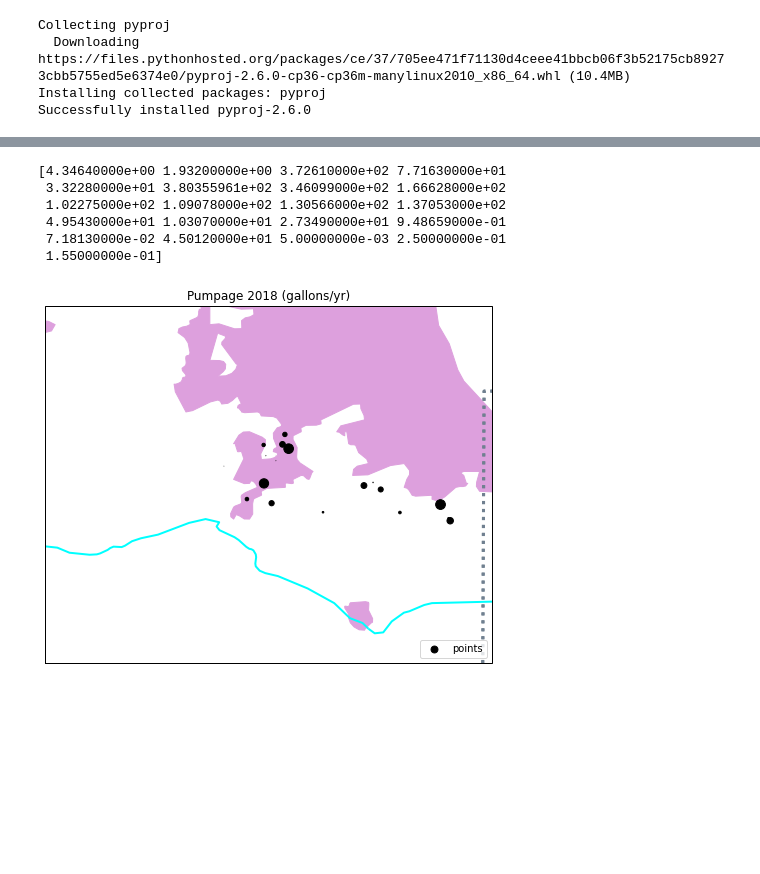
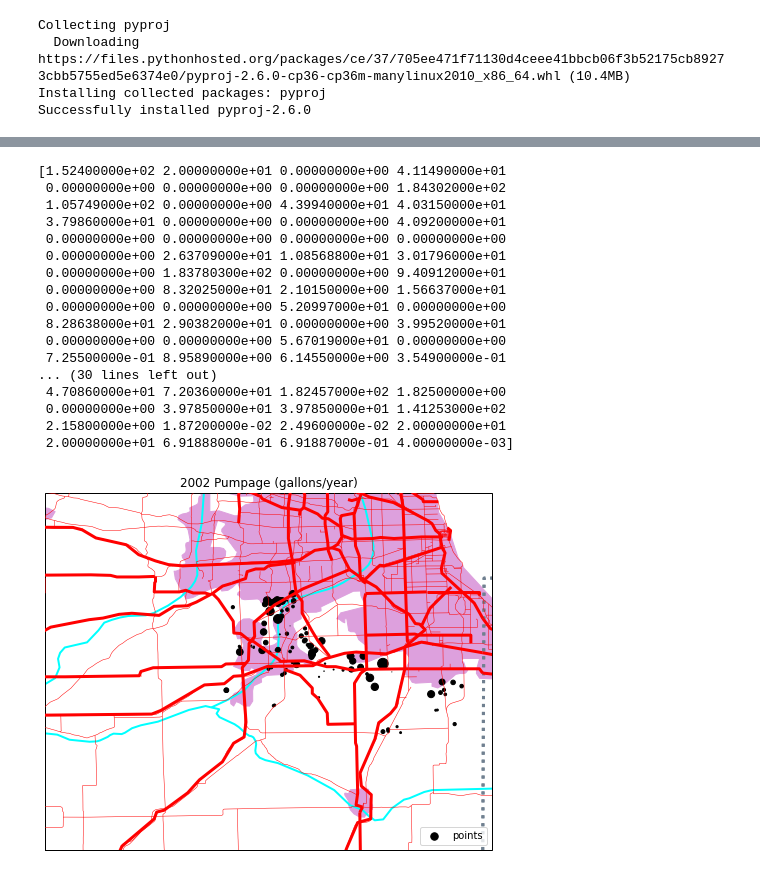
Before and after one commit to mcampo26/map, a Jupyter notebook: Project3eoutline.ipynb, the cells around one changed output, grey strips where cells are left out. Saved outputs shown, nothing was run; the diff lists cells and outputs as text; code cells hidden in the pictures; blank space fills up the shorter version.

```diff
--- a/Project3eoutline.ipynb
+++ b/Project3eoutline.ipynb
@@ -48,2 +48,2 @@ import pyproj
 # %%
-df = pd.read_excel('https://github.com/dbabrams/ShallowDolomite_Group/blob/master/pumping/2002_pumping_V2.xls?raw=true') #read excel data
+df = pd.read_excel('https://github.com/mcampo26/map/blob/master/2002_pumping_V2.xls?raw=true') #read excel data
@@ -108,47 +100,88 @@ maxlong = -87.5
+# %%
+minlat = 41.25 #minimum latitude for map extent
+maxlat = 41.80 #maximum latitude for map extent
+minlong = -88.25 #minimum longitude for map extent
+maxlong = -88.0 #maximum longitude for map extent
 # %%
+#plotting figure for pumpage data
 fig = plt.figure(figsize=(8, 8))
 ax = plt.axes(projection=ccrs.PlateCarree())
 ax.set_xlim(minlong,maxlong)
 ax.set_ylim(minlat,maxlat)
 ax.set_title("Pumpage (gallons/yr)")
+
+#add geographical features
 states_provinces = cf.NaturalEarthFeature(
     category='cultural', # features are categorized as cultural or physical
     name='admin_1_states_provinces', # name of shapefile
     scale='50m', # scale of features
     facecolor='none')
 largerivers = cf.NaturalEarthFeature(
     category='physical',
     name='rivers_lake_centerlines',
     scale='110m', # major rivers
     facecolor='none')
 smallrivers = cf.NaturalEarthFeature(
     category='physical',
     name='rivers_lake_centerlines_scale_rank',
     scale='10m', # smaller rivers (still considered major by many/most people)
     facecolor='none')
+smallestrivers = cf.NaturalEarthFeature(
+    category='physical',
+    name='rivers_north_america',
+    scale='10m', # smaller rivers (still considered major by many/most people)
+    facecolor='none')
 popplaces = cf.NaturalEarthFeature(
     category='cultural',
     name='urban_areas', # plots municipal boundaries
     scale='10m',
     facecolor='plum')
-# adds the features defined above
+interstates = cf.NaturalEarthFeature(
+    category='cultural',
+    name='roads', # plots municipal boundaries
+    scale='10m',
+    facecolor='red')
+smallroads = cf.NaturalEarthFeature(
+    category='cultural',
+    name='roads_north_america', # plots municipal boundaries
+    scale='10m',
+    facecolor='red')
+# adds the features defined above; zorder allows you to choose the order map is layered
 ax.add_feature(popplaces,edgecolor='plum',linewidth=1.0, zorder=1)
 ax.add_feature(largerivers,edgecolor='aqua',linewidth=2.0, zorder=2)
 ax.add_feature(smallrivers,edgecolor='aqua',linewidth=2.0, zorder=2)
+ax.add_feature(smallestrivers,edgecolor='aqua',linewidth=2.0, zorder=2)
 ax.add_feature(states_provinces, edgecolor='slategray', linewidth=3.0,linestyle=':', zorder=3)
+ax.add_feature(interstates, edgecolor='red', facecolor = '',linewidth=3.0,zorder=3)
+ax.add_feature(smallroads, edgecolor='red', facecolor = '',linewidth=0.5,zorder=3)
+
+#create array of pumpage data and adjust accordingly; divided by a number appropriate for map size by trial and error
+#when you make scatter plot (below), this allows different sized points to be plotted, related to the magnitude of pumping
 sz=(df2002pump['Pumpage 2002 (gal/yr)'].values/1000000)
 print(sz)
 
+#plot map of pumpage data with coordinates
 plt.scatter(df2002pump['Latitude'],df2002pump['Longitude'],sz, marker=".", color="black", label="points",zorder=3)
 plt.legend(loc='lower right')
 plt.fill()
 plt.title('2002 Pumpage (gallons/year)')
 plt.show()
 # %% [output]
-[4.34640000e+00 1.93200000e+00 3.72610000e+02 7.71630000e+01
- 3.32280000e+01 3.80355961e+02 3.46099000e+02 1.66628000e+02
- 1.02275000e+02 1.09078000e+02 1.30566000e+02 1.37053000e+02
- 4.95430000e+01 1.03070000e+01 2.73490000e+01 9.48659000e-01
- 7.18130000e-02 4.50120000e+01 5.00000000e-03 2.50000000e-01
- 1.55000000e-01]
+[1.52400000e+02 2.00000000e+01 0.00000000e+00 4.11490000e+01
+ 0.00000000e+00 0.00000000e+00 0.00000000e+00 1.84302000e+02
+ 1.05749000e+02 0.00000000e+00 4.39940000e+01 4.03150000e+01
+ 3.79860000e+01 0.00000000e+00 0.00000000e+00 4.09200000e+01
+ 0.00000000e+00 0.00000000e+00 0.00000000e+00 0.00000000e+00
+ 0.00000000e+00 2.63709000e+01 1.08568800e+01 3.01796000e+01
+ 0.00000000e+00 1.83780300e+02 0.00000000e+00 9.40912000e+01
+ 0.00000000e+00 8.32025000e+01 2.10150000e+00 1.56637000e+01
+ 0.00000000e+00 0.00000000e+00 5.20997000e+01 0.00000000e+00
+ 8.28638000e+01 2.90382000e+01 0.00000000e+00 3.99520000e+01
+ 0.00000000e+00 0.00000000e+00 5.67019000e+01 0.00000000e+00
+ 7.25500000e-01 8.95890000e+00 6.14550000e+00 3.54900000e-01
+... (30 lines left out)
+ 4.70860000e+01 7.20360000e+01 1.82457000e+02 1.82500000e+00
+ 0.00000000e+00 3.97850000e+01 3.97850000e+01 1.41253000e+02
+ 2.15800000e+00 1.87200000e-02 2.49600000e-02 2.00000000e+01
+ 2.00000000e+01 6.91888000e-01 6.91887000e-01 4.00000000e-03]
-[figure, old version]
+[figure, new version]
```
Also changed, not shown: parts of 6 cells of this notebook.
